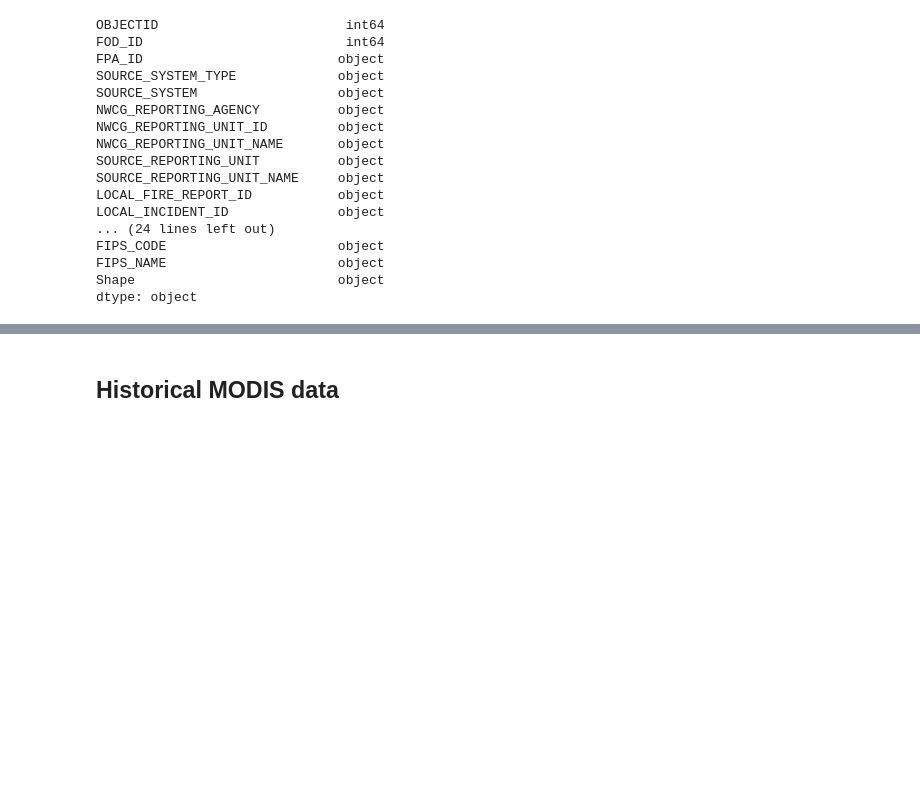
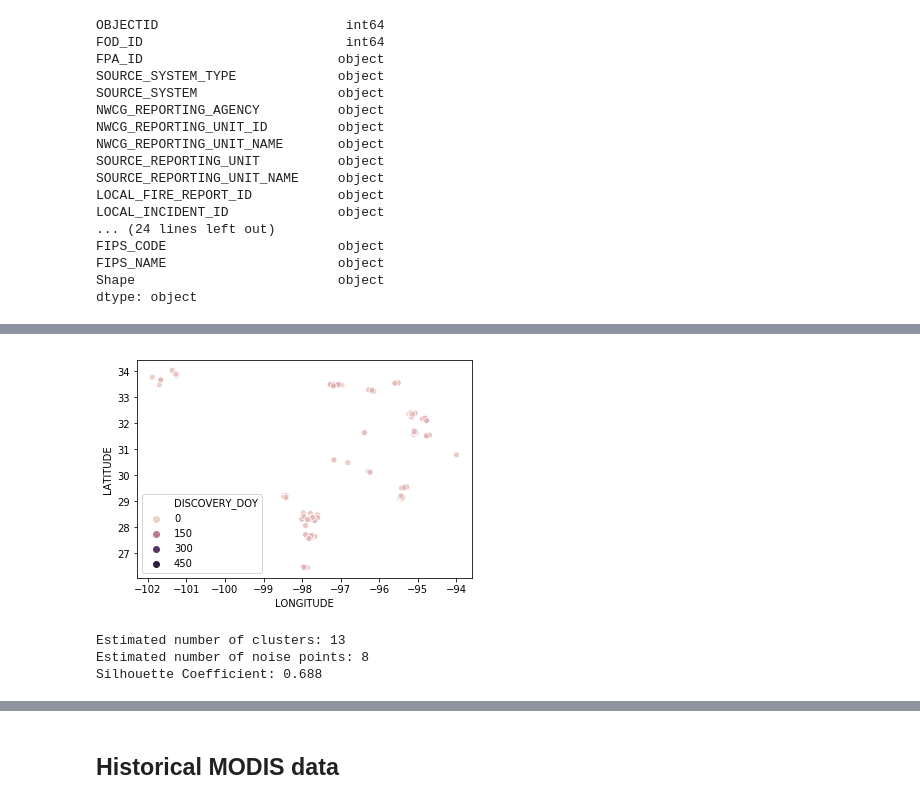
Before and after one commit to BloomTech-Labs/forest-fire-watch-ds, a Jupyter notebook: fires.ipynb, the cells around one changed output, grey strips where cells are left out. Saved outputs shown, nothing was run; the diff lists cells and outputs as text; code cells hidden in the pictures; blank space fills up the shorter version.

```diff
--- a/fires.ipynb
+++ b/fires.ipynb
@@ -65,0 +88,32 @@ dtype: int64
+# %%
+#grass_fire.plot(x='LONGITUDE', y='LATITUDE', style='rx');
+
+import seaborn as sns
+
+gf_09 = grass_fire[(grass_fire["FIRE_YEAR"] == 2009) & (grass_fire["DISCOVERY_DOY"] < 50)]
+
+ax = sns.scatterplot(x="LONGITUDE", y="LATITUDE", hue="DISCOVERY_DOY", hue_norm=(1,365), data=gf_09)
+# %% [output]
+[figure, added]
+# %%
+import numpy as np
+from sklearn.cluster import DBSCAN
+from sklearn import metrics
+from sklearn.preprocessing import StandardScaler
+#  Compute DBSCAN
+X = gf_09[['LONGITUDE', 'LATITUDE']]
+db = DBSCAN(eps=0.3, min_samples=3).fit(X)
+core_samples_mask = np.zeros_like(db.labels_, dtype=bool)
+core_samples_mask[db.core_sample_indices_] = True
+labels = db.labels_
+# Number of clusters in labels, ignoring noise if present.
+n_clusters_ = len(set(labels)) - (1 if -1 in labels else 0)
+n_noise_ = list(labels).count(-1)
+print('Estimated number of clusters: %d' % n_clusters_)
+print('Estimated number of noise points: %d' % n_noise_)
+print("Silhouette Coefficient: %0.3f"
+     % metrics.silhouette_score(X, labels))
+# %% [output]
+Estimated number of clusters: 13
+Estimated number of noise points: 8
+Silhouette Coefficient: 0.688
```
Also changed, not shown: parts of 18 cells of this notebook.
